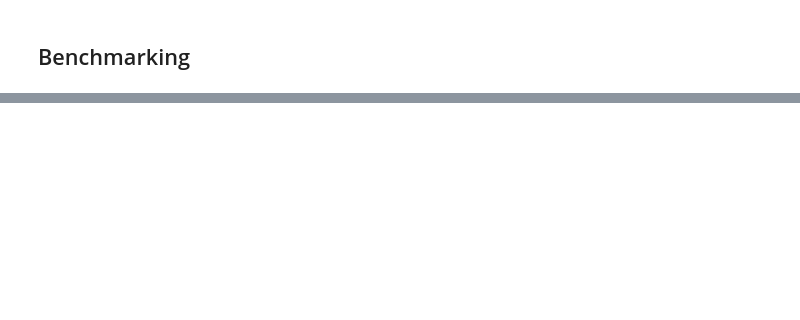
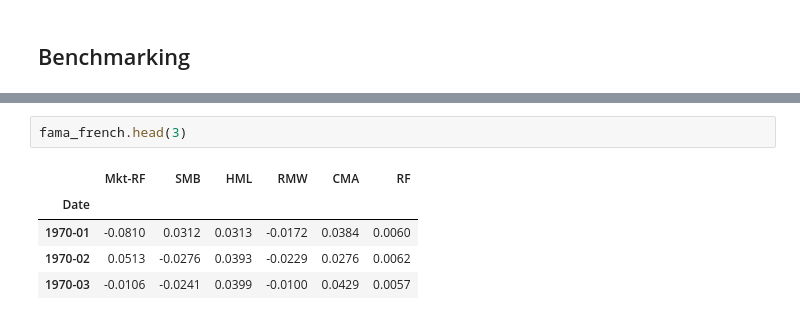
Before and after one commit to kerryback/MGMT638, a Jupyter notebook: notebooks/10-attribution.ipynb, the cells around one changed output, grey strips where cells are left out. Cells and saved outputs as stored; diff of their text form; blank space fills up the shorter version.

```diff
--- a/notebooks/10-attribution.ipynb
+++ b/notebooks/10-attribution.ipynb
@@ -120,0 +243,8 @@ reward-to-risk ratio is 5.10%
+# %%
+fama_french.head(3)
+# %% [output]
+|  | Mkt-RF | SMB | HML | RMW | CMA | RF |
+| Date |  |  |  |  |  |  |
+| 1970-01 | -0.0810 | 0.0312 | 0.0313 | -0.0172 | 0.0384 | 0.0060 |
+| 1970-02 | 0.0513 | -0.0276 | 0.0393 | -0.0229 | 0.0276 | 0.0062 |
+| 1970-03 | -0.0106 | -0.0241 | 0.0399 | -0.0100 | 0.0429 | 0.0057 |
```
Also changed, not shown: parts of 25 cells of this notebook, 2 other files.
